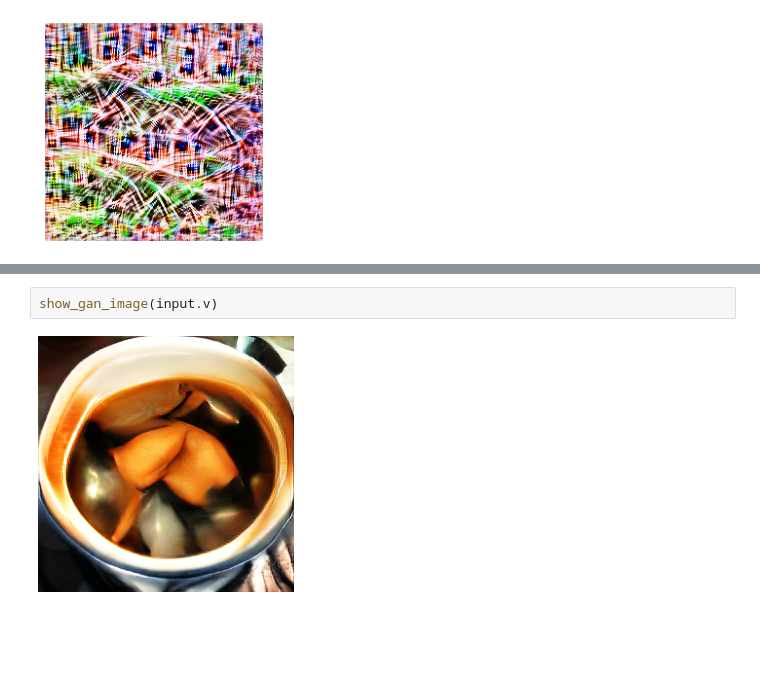
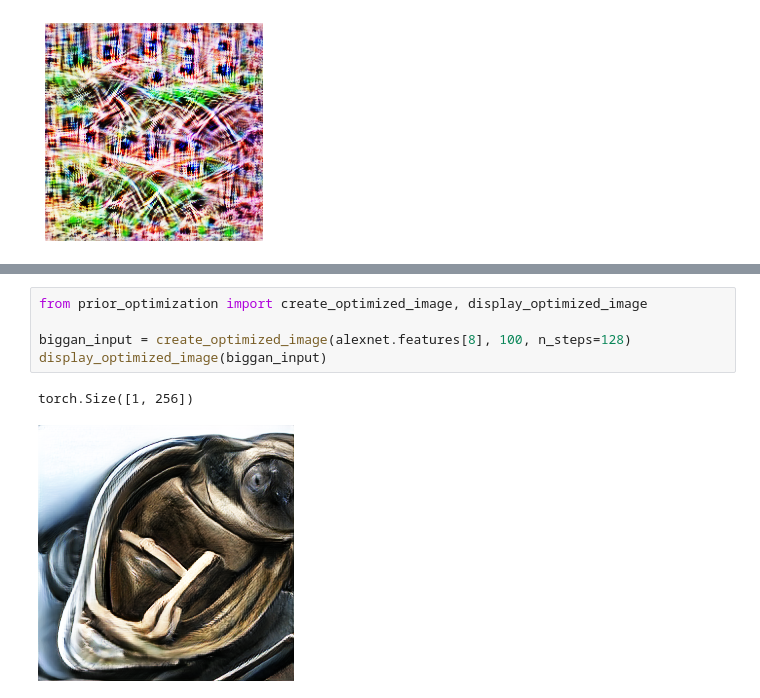
Before and after one commit to jackaldenryan/231nFinalProject, a Jupyter notebook: realization.ipynb, the cells around one changed output, grey strips where cells are left out. Drawn from its saved outputs; the diff is of its cells as text; blank space fills up the shorter version.

Commit message:
Refactor prior generation code

```diff
--- a/realization.ipynb
+++ b/realization.ipynb
@@ -168,4 +69,8 @@ tensor([-1.5393, -0.9248, -1.6375, -1.4898, -1.3009, -0.9782, -1.1040, -1.1055,
-# %%
-show_gan_image(input.v)
-# %% [output]
-[figure, removed]
+# %%
+from prior_optimization import create_optimized_image, display_optimized_image
+
+biggan_input = create_optimized_image(alexnet.features[8], 100, n_steps=128)
+display_optimized_image(biggan_input)
+# %% [output]
+torch.Size([1, 256])
+[figure, added]
```
Also changed, not shown: parts of 4 cells of this notebook, 2 other files.
